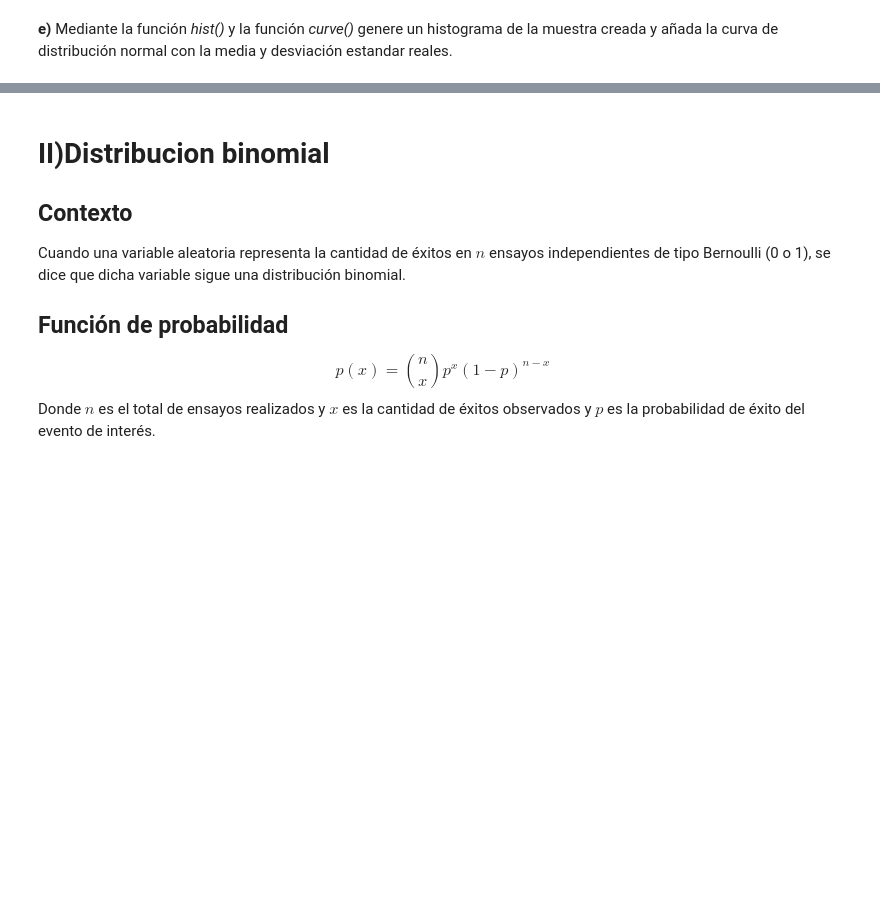
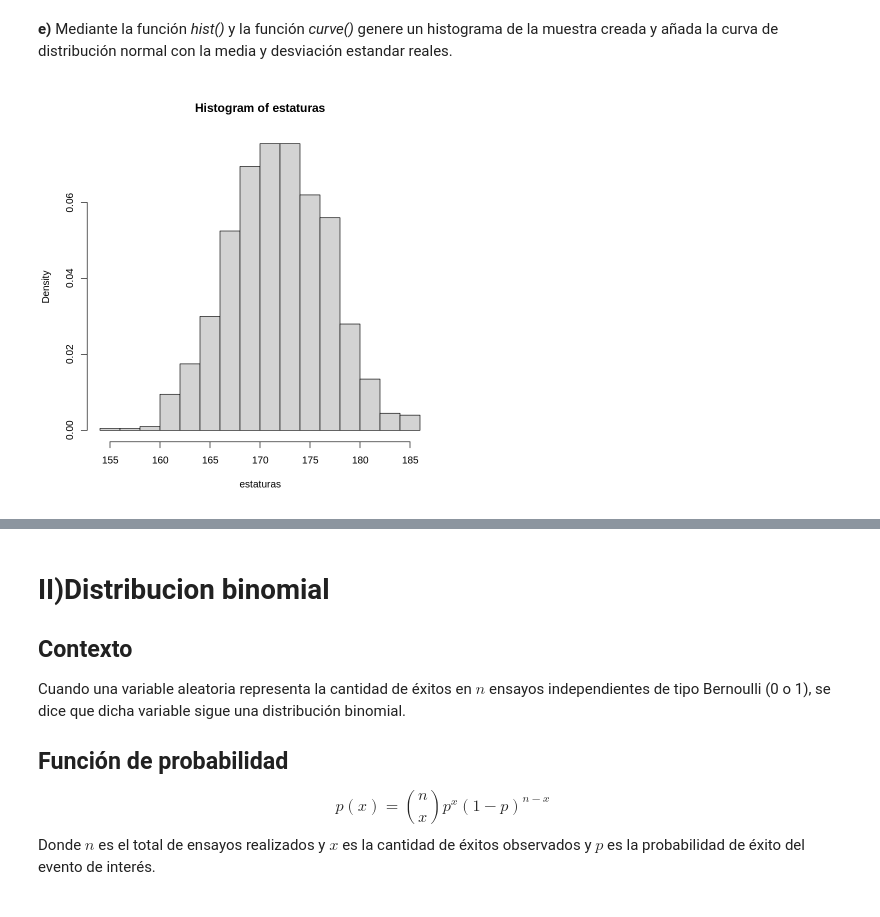
Before and after one commit to kerlesuwu/DBDC_202010_Programacion_en_R_para_ciencia_de_datos, a Jupyter notebook: Clases/Clase7/Clase7_1_Distribuciones_de_probabilidad_en_r.ipynb, the cells around one changed output, grey strips where cells are left out. Cells and saved outputs as stored; diff of their text form; code cells hidden in the pictures; blank space fills up the shorter version.

```diff
--- a/Clases/Clase7/Clase7_1_Distribuciones_de_probabilidad_en_r.ipynb
+++ b/Clases/Clase7/Clase7_1_Distribuciones_de_probabilidad_en_r.ipynb
@@ -96,0 +109,4 @@ pnorm(160, mean = 171.8, sd = 5)
+# %%
+# estaturas
+estaturas <- rnorm(n = 1000, mean = 171.8, sd = 5)
+estaturas
@@ -97,5 +131,9 @@ pnorm(160, mean = 171.8, sd = 5)
 # %% [markdown]
 **e)** Mediante la función _hist()_ y la función _curve()_  genere un histograma de la muestra creada y añada la curva de distribución normal con la media y desviación estandar reales.
+# %%
+hist(estaturas,freq = F)
+# %% [output]
+[figure, added]
 # %%
 ## NOTA
 # dnorm() evalúa la función de densidad en el argumento dado
```
Also changed, not shown: parts of 23 cells of this notebook.
